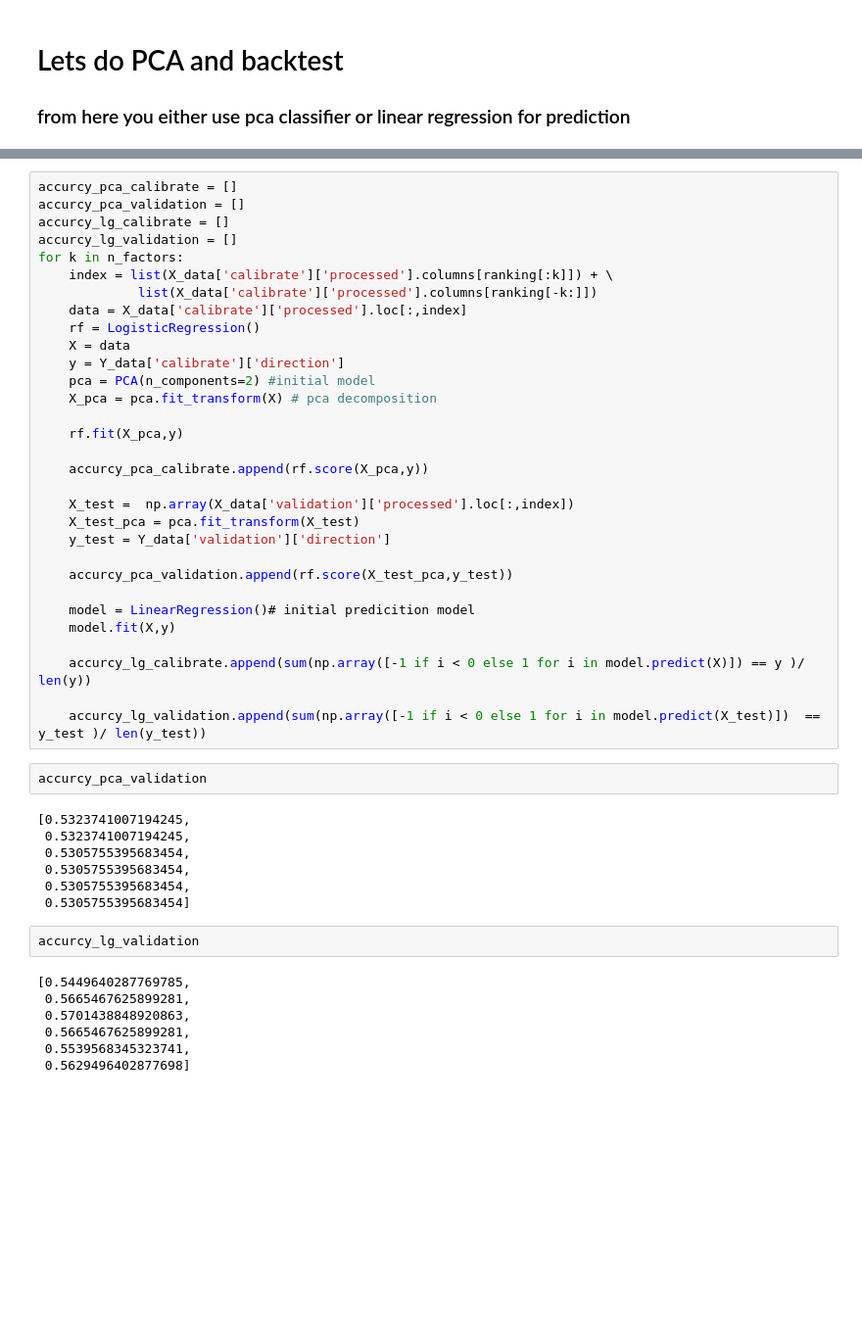
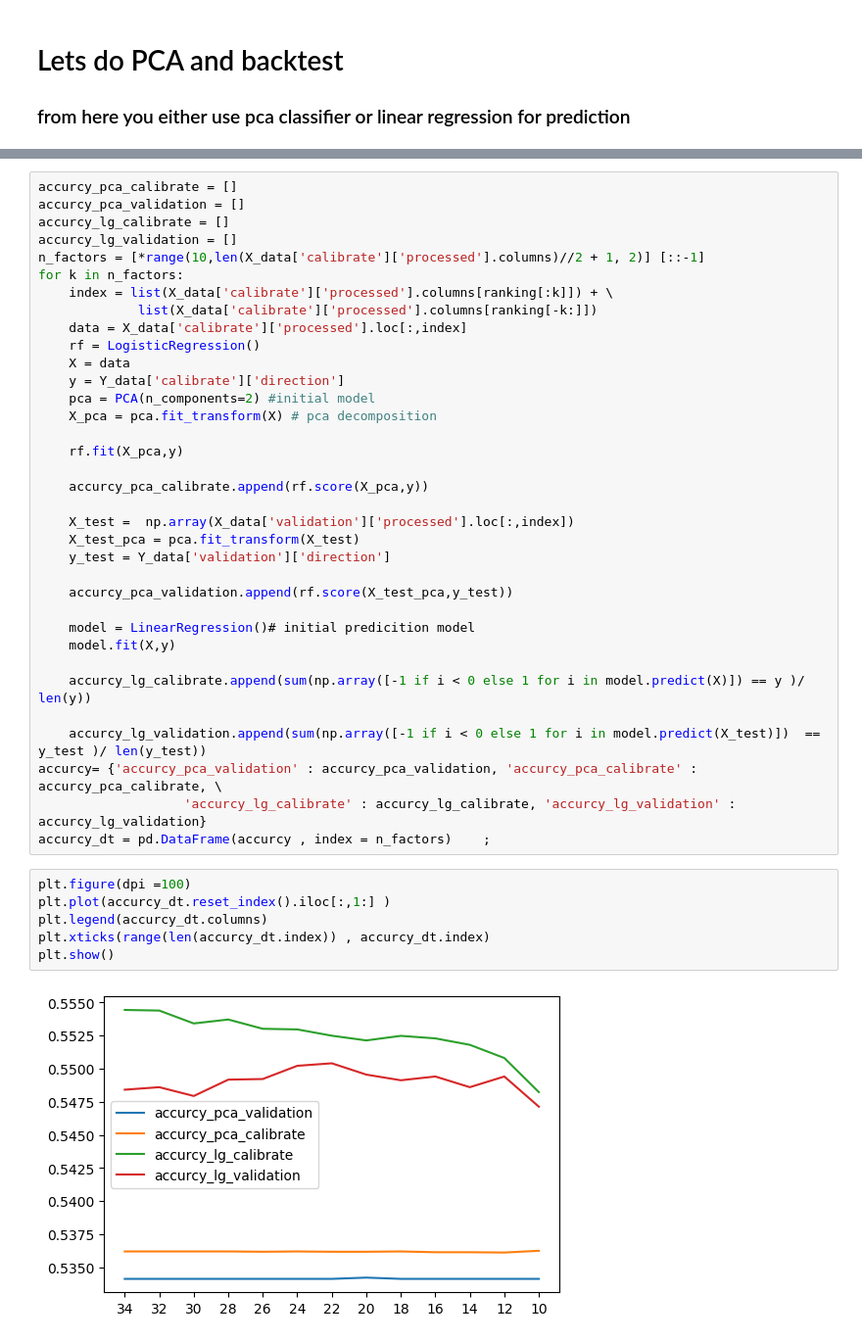
Before and after one commit to Yang-Tao-YT/850-project, a Jupyter notebook: 850 Project.ipynb, the cells around one changed output, grey strips where cells are left out. Shown: that part at 98% size. Cells and saved outputs as stored; diff of their text form; blank space fills up the shorter version.

```diff
--- a/850 Project.ipynb
+++ b/850 Project.ipynb
@@ -174,6 +237,7 @@ accurcy_pca_calibrate = []
 accurcy_pca_validation = []
 accurcy_lg_calibrate = []
 accurcy_lg_validation = []
+n_factors = [*range(10,len(X_data['calibrate']['processed'].columns)//2 + 1, 2)] [::-1]
 for k in n_factors:
     index = list(X_data['calibrate']['processed'].columns[ranking[:k]]) + \
              list(X_data['calibrate']['processed'].columns[ranking[-k:]])
@@ -200,21 +264,14 @@ for k in n_factors:
     accurcy_lg_calibrate.append(sum(np.array([-1 if i < 0 else 1 for i in model.predict(X)]) == y )/ len(y))
 
     accurcy_lg_validation.append(sum(np.array([-1 if i < 0 else 1 for i in model.predict(X_test)])  == y_test )/ len(y_test))
+accurcy= {'accurcy_pca_validation' : accurcy_pca_validation, 'accurcy_pca_calibrate' : accurcy_pca_calibrate, \
+                   'accurcy_lg_calibrate' : accurcy_lg_calibrate, 'accurcy_lg_validation' : accurcy_lg_validation}
+accurcy_dt = pd.DataFrame(accurcy , index = n_factors)    ;
-# %%
-accurcy_pca_validation
-# %% [output]
-[0.5323741007194245,
- 0.5323741007194245,
- 0.5305755395683454,
- 0.5305755395683454,
- 0.5305755395683454,
- 0.5305755395683454]
-# %%
-accurcy_lg_validation
-# %% [output]
-[0.5449640287769785,
- 0.5665467625899281,
- 0.5701438848920863,
- 0.5665467625899281,
- 0.5539568345323741,
- 0.5629496402877698]
+# %%
+plt.figure(dpi =100)
+plt.plot(accurcy_dt.reset_index().iloc[:,1:] )
+plt.legend(accurcy_dt.columns)
+plt.xticks(range(len(accurcy_dt.index)) , accurcy_dt.index)
+plt.show()
+# %% [output]
+[figure, added]
```
Also changed, not shown: parts of 17 cells of this notebook, 53 other files.
